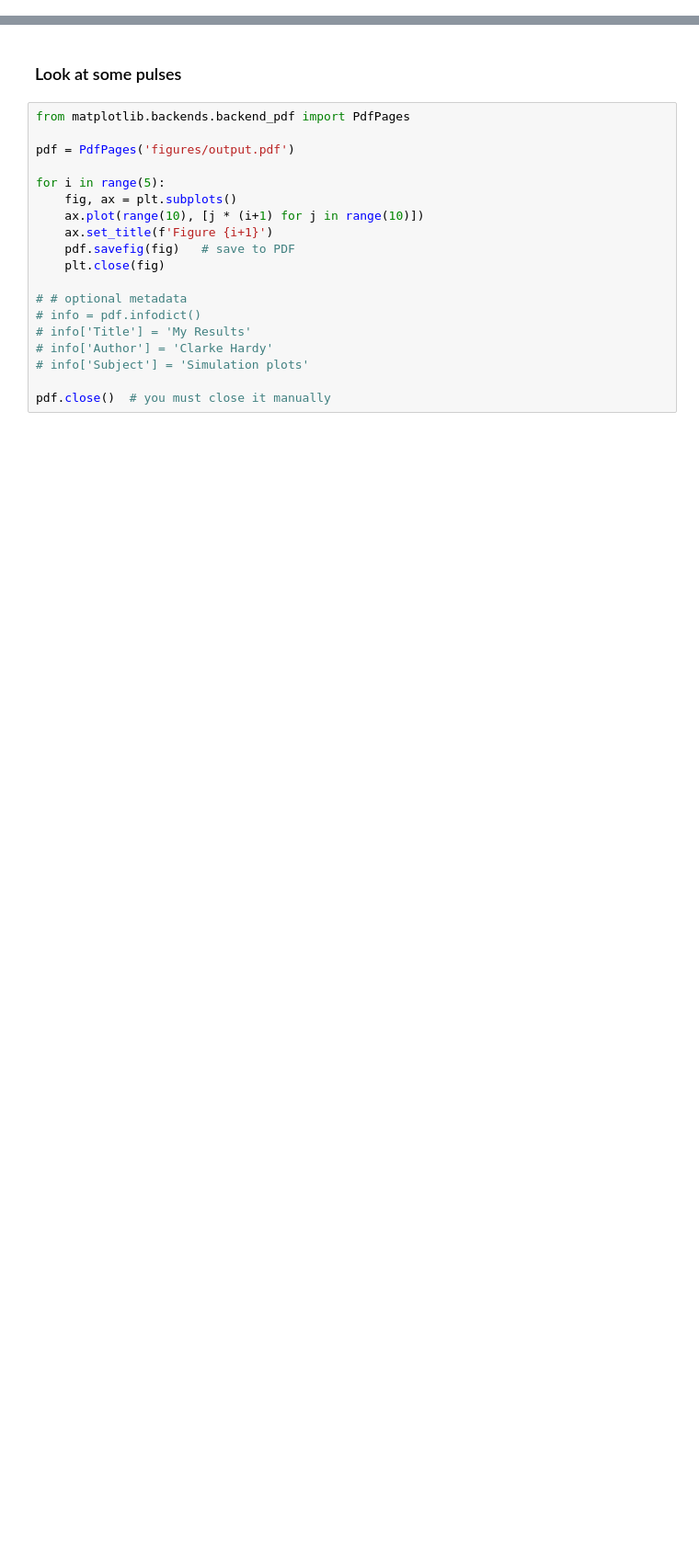
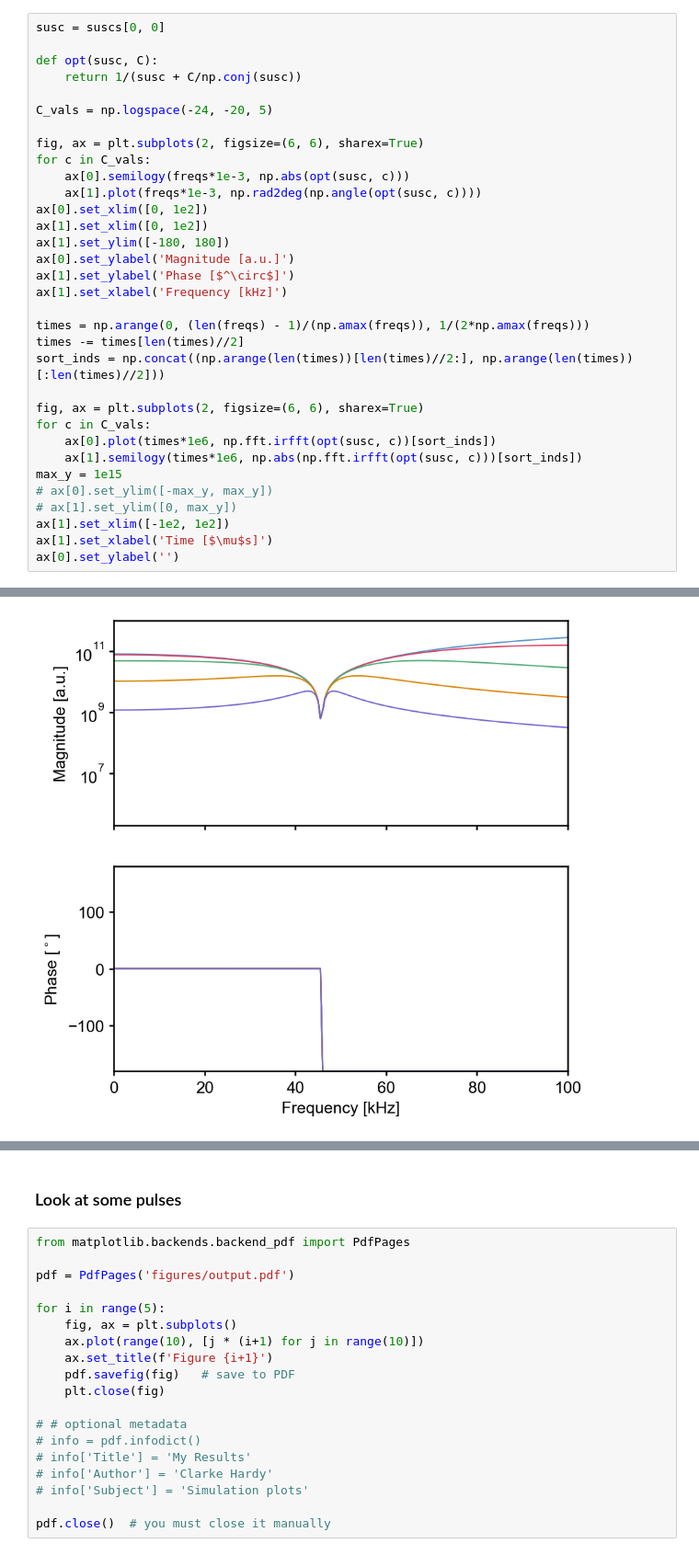
Before and after one commit to clarkehardy/nanospheres, a Jupyter notebook: calibration.ipynb, the cells around one changed output, grey strips where cells are left out. Shown at 92% size. Cells and saved outputs as stored; diff of their text form; blank space fills up the shorter version.

```diff
--- a/calibration.ipynb
+++ b/calibration.ipynb
@@ -127,0 +132,34 @@ Fit succeeded
+# %%
+susc = suscs[0, 0]
+
+def opt(susc, C):
+    return 1/(susc + C/np.conj(susc))
+
+C_vals = np.logspace(-24, -20, 5)
+
+fig, ax = plt.subplots(2, figsize=(6, 6), sharex=True)
+for c in C_vals:
+    ax[0].semilogy(freqs*1e-3, np.abs(opt(susc, c)))
+    ax[1].plot(freqs*1e-3, np.rad2deg(np.angle(opt(susc, c))))
+ax[0].set_xlim([0, 1e2])
+ax[1].set_xlim([0, 1e2])
+ax[1].set_ylim([-180, 180])
+ax[0].set_ylabel('Magnitude [a.u.]')
+ax[1].set_ylabel('Phase [$^\circ$]')
+ax[1].set_xlabel('Frequency [kHz]')
+
+times = np.arange(0, (len(freqs) - 1)/(np.amax(freqs)), 1/(2*np.amax(freqs)))
+times -= times[len(times)//2]
+sort_inds = np.concat((np.arange(len(times))[len(times)//2:], np.arange(len(times))[:len(times)//2]))
+
+fig, ax = plt.subplots(2, figsize=(6, 6), sharex=True)
+for c in C_vals:
+    ax[0].plot(times*1e6, np.fft.irfft(opt(susc, c))[sort_inds])
+    ax[1].semilogy(times*1e6, np.abs(np.fft.irfft(opt(susc, c)))[sort_inds])
+max_y = 1e15
+# ax[0].set_ylim([-max_y, max_y])
+# ax[1].set_ylim([0, max_y])
+ax[1].set_xlim([-1e2, 1e2])
+ax[1].set_xlabel('Time [$\mu$s]')
+ax[0].set_ylabel('')
+# %% [output]
@@ -127,0 +167 @@ Fit succeeded
+[figure, added]
```
Also changed, not shown: parts of 27 cells of this notebook, 3 other files.
